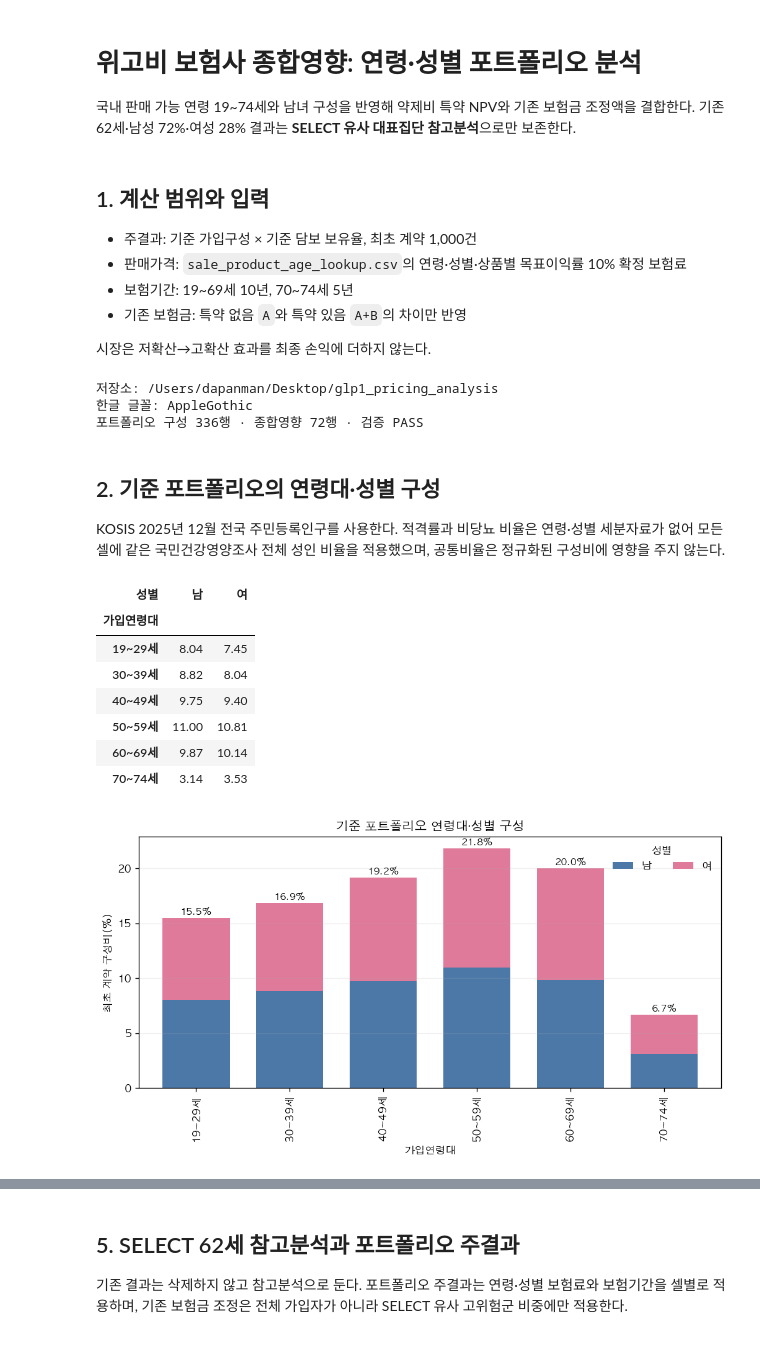
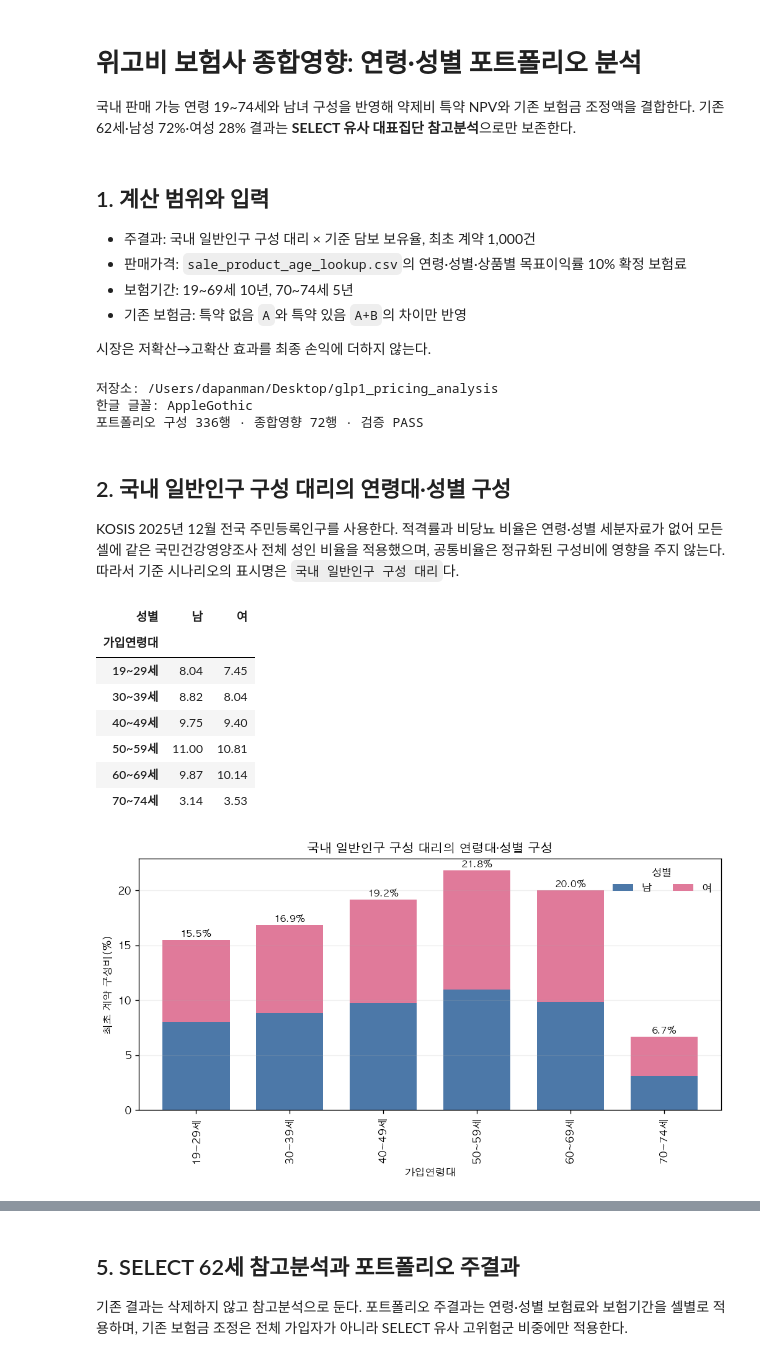
Before and after one commit to Dana-J2/glp1_pricing_analysis, a Jupyter notebook: notebooks/impact/05_위고비_보험사_종합영향.ipynb, the cells around one changed output, grey strips where cells are left out. Cells and saved outputs as stored; diff of their text form; code cells hidden in the pictures.

```diff
--- a/notebooks/impact/05_위고비_보험사_종합영향.ipynb
+++ b/notebooks/impact/05_위고비_보험사_종합영향.ipynb
@@ -5,7 +5,7 @@
 # %% [markdown]
 ## 1. 계산 범위와 입력
 
-- 주결과: 기준 가입구성 × 기준 담보 보유율, 최초 계약 1,000건
+- 주결과: 국내 일반인구 구성 대리 × 기준 담보 보유율, 최초 계약 1,000건
 - 판매가격: `sale_product_age_lookup.csv`의 연령·성별·상품별 목표이익률 10% 확정 보험료
 - 보험기간: 19~69세 10년, 70~74세 5년
 - 기존 보험금: 특약 없음 `A`와 특약 있음 `A+B`의 차이만 반영
@@ -58,34 +58,34 @@ print(f'포트폴리오 구성 {len(composition):,}행 · 종합영향 {len(tota
 한글 글꼴: AppleGothic
 포트폴리오 구성 336행 · 종합영향 72행 · 검증 PASS
 # %% [markdown]
-## 2. 기준 포트폴리오의 연령대·성별 구성
+## 2. 국내 일반인구 구성 대리의 연령대·성별 구성
 
-KOSIS 2025년 12월 전국 주민등록인구를 사용한다. 적격률과 비당뇨 비율은 연령·성별 세분자료가 없어 모든 셀에 같은 국민건강영양조사 전체 성인 비율을 적용했으며, 공통비율은 정규화된 구성비에 영향을 주지 않는다.
+KOSIS 2025년 12월 전국 주민등록인구를 사용한다. 적격률과 비당뇨 비율은 연령·성별 세분자료가 없어 모든 셀에 같은 국민건강영양조사 전체 성인 비율을 적용했으며, 공통비율은 정규화된 구성비에 영향을 주지 않는다. 따라서 기준 시나리오의 표시명은 `국내 일반인구 구성 대리`다.
 # %%
 base_comp = composition.loc[composition['enrollment_scenario_id'].eq('base')].copy()
 base_comp['연령대'] = pd.cut(base_comp['issue_age'], [18, 29, 39, 49, 59, 69, 74], labels=['19~29세','30~39세','40~49세','50~59세','60~69세','70~74세'])
 mix = base_comp.pivot_table(index='연령대', columns='sex', values='portfolio_weight', aggfunc='sum', observed=True).reindex(columns=['남','여']) * 100
 display(mix.round(2).rename_axis(index='가입연령대', columns='성별'))
 fig, ax = plt.subplots(figsize=(8.6, 4.8))
 mix.plot(kind='bar', stacked=True, color=['#4C78A8','#E07A9A'], ax=ax, width=0.72)
 for i, value in enumerate(mix.sum(axis=1)):
     ax.text(i, value + 0.25, f'{value:.1f}%', ha='center', fontsize=9)
-ax.set(title='기준 포트폴리오 연령대·성별 구성', xlabel='가입연령대', ylabel='최초 계약 구성비(%)')
+ax.set(title='국내 일반인구 구성 대리의 연령대·성별 구성', xlabel='가입연령대', ylabel='최초 계약 구성비(%)')
 ax.legend(title='성별', frameon=False, ncol=2)
 ax.grid(axis='y', alpha=.2)
 fig.tight_layout()
 fig.savefig(FIG / 'portfolio_01_age_sex_mix.png', dpi=300, facecolor='white', bbox_inches='tight')
 plt.show()
 # %% [output]
 | 성별 | 남 | 여 |
 | 가입연령대 |  |  |
 | 19~29세 | 8.04 | 7.45 |
 | 30~39세 | 8.82 | 8.04 |
 | 40~49세 | 9.75 | 9.40 |
 | 50~59세 | 11.00 | 10.81 |
 | 60~69세 | 9.87 | 10.14 |
 | 70~74세 | 3.14 | 3.53 |
-[figure, old version]
+[figure, new version]
 # %% [markdown]
 ## 3. 상품별 특약 NPV·기존 보험금 조정·종합영향
 
```
Also changed, not shown: parts of 7 cells of this notebook, 4 other files.
